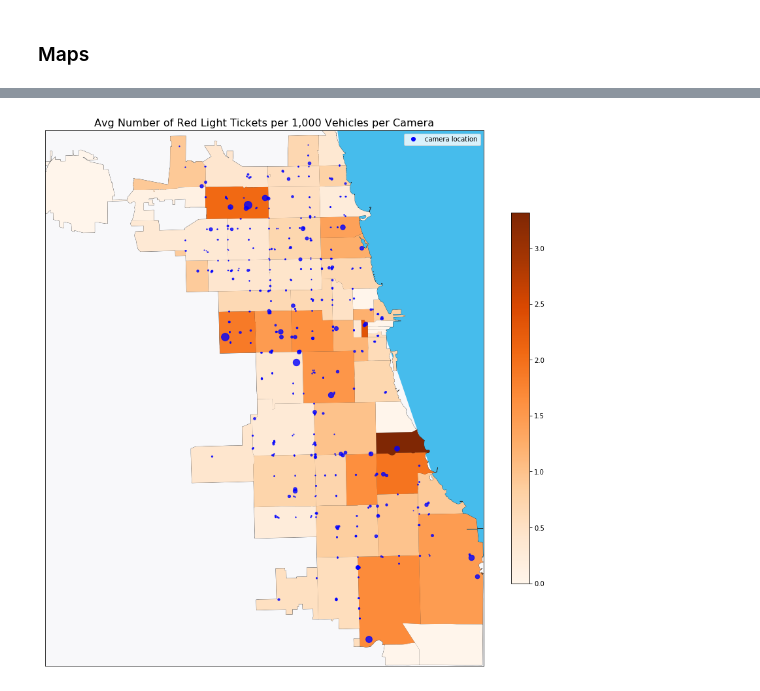
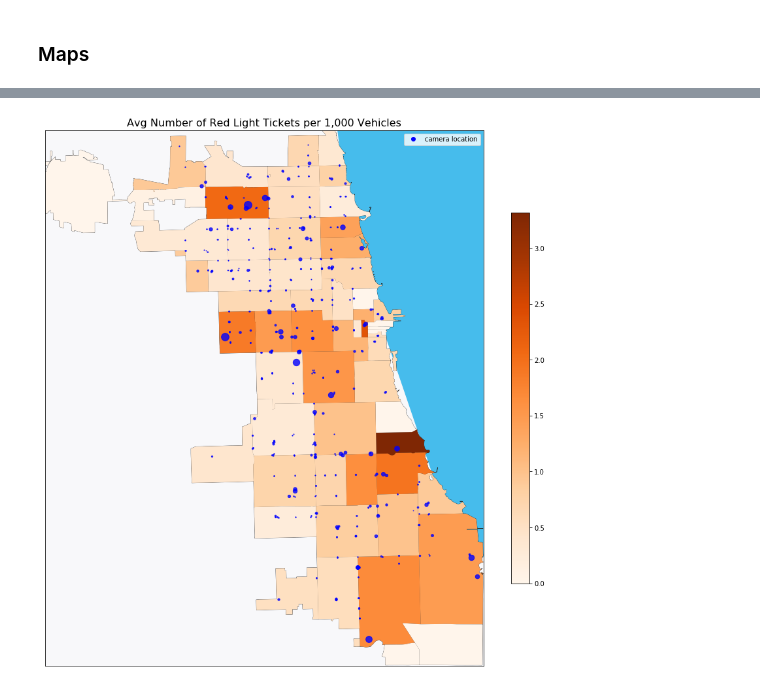
Before and after one commit to junyang42/Project_1, a Jupyter notebook: Chicago/5_TicketsMapbyZipCode.ipynb, the cells around one changed output, grey strips where cells are left out. Drawn from its saved outputs; the diff is of its cells as text; code cells hidden in the pictures.

```diff
--- a/Chicago/5_TicketsMapbyZipCode.ipynb
+++ b/Chicago/5_TicketsMapbyZipCode.ipynb
@@ -18,6 +19,7 @@ from matplotlib.colors import Normalize
 ### Read Geocoded Ticket Data
 # %%
 df = pd.read_csv("Chicago_Count_AADT_by_Location.csv")
+df['zipcode'] = df[['zipcode']].astype('int').applymap(str)
 df.head()
 # %% [output]
 |  | Unnamed: 0 | address | Total | First Ticket Date | Last Ticket Date | Days | Daily Avg | Lat | ... |
@@ -109,4 +164,5 @@ map_zipcode('Daily Red Light Tickets by Zip Code', 'Daily Avg', 'Daily Total', 1
 # %%
-map_zipcode('Avg Number of Red Light Tickets per 1,000 Vehicles per Camera', 'Ticket per 1000 AADT', 'Avg per 1000 Vehicle', 3, 'Total_ZipCode.png')
+# Average Citations per 1000 Vehicles by Zip Code
+map_zipcode('Avg Number of Red Light Tickets per 1,000 Vehicles', 'Ticket per 1000 AADT', 'Avg per 1000 Vehicle', 3, 'Total_ZipCode.png')
 # %% [output]
-[figure, old version]
+[figure, new version]
```
Also changed, not shown: parts of 14 cells of this notebook, 7 other files.
